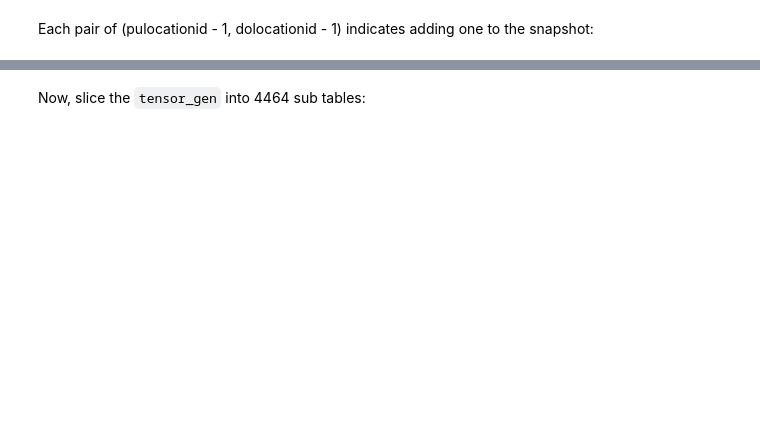
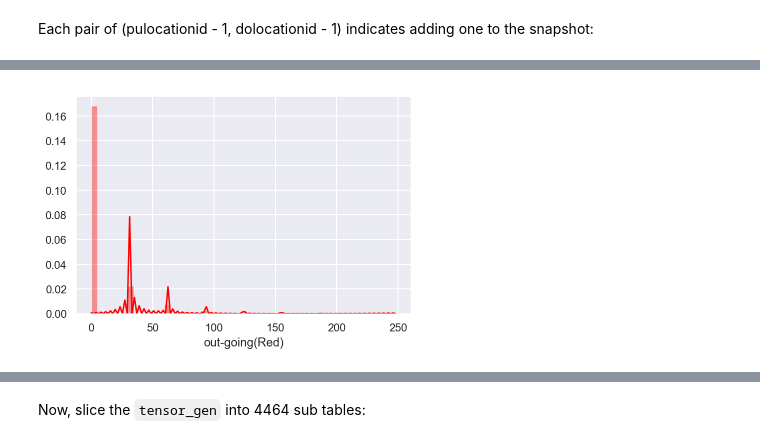
Before and after one commit to spencerpomme/GSPNet, a Jupyter notebook: GSPNet_prototype.ipynb, the cells around one changed output, grey strips where cells are left out. Drawn from its saved outputs; the diff is of its cells as text; code cells hidden in the pictures; blank space fills up the shorter version.

```diff
--- a/GSPNet_prototype.ipynb
+++ b/GSPNet_prototype.ipynb
@@ -433,0 +411,5 @@ yellow_zone
+# %%
+y_zone = zones.loc[zones['Borough'] == 'Manhattan']
+print(y_zone.shape)
+img_size = y_zone.shape[0]
+y_zone
@@ -546,0 +570,9 @@ IndexError: index 137 is out of bounds for axis 0 with size 55
+# %%
+# Plot OID layer values:
+temp_o = np.reshape(first_snapshot[:,:,0], (1,-1))
+temp_i = np.reshape(first_snapshot[:,:,1], (1,-1))
+temp_d = np.reshape(first_snapshot[:,:,2], (1,-1))
+# %%
+sns.distplot(temp_o, axlabel='out-going(Red)', color='red');
+# %% [output]
+[figure, added]
```
Also changed, not shown: parts of 18 cells of this notebook.
